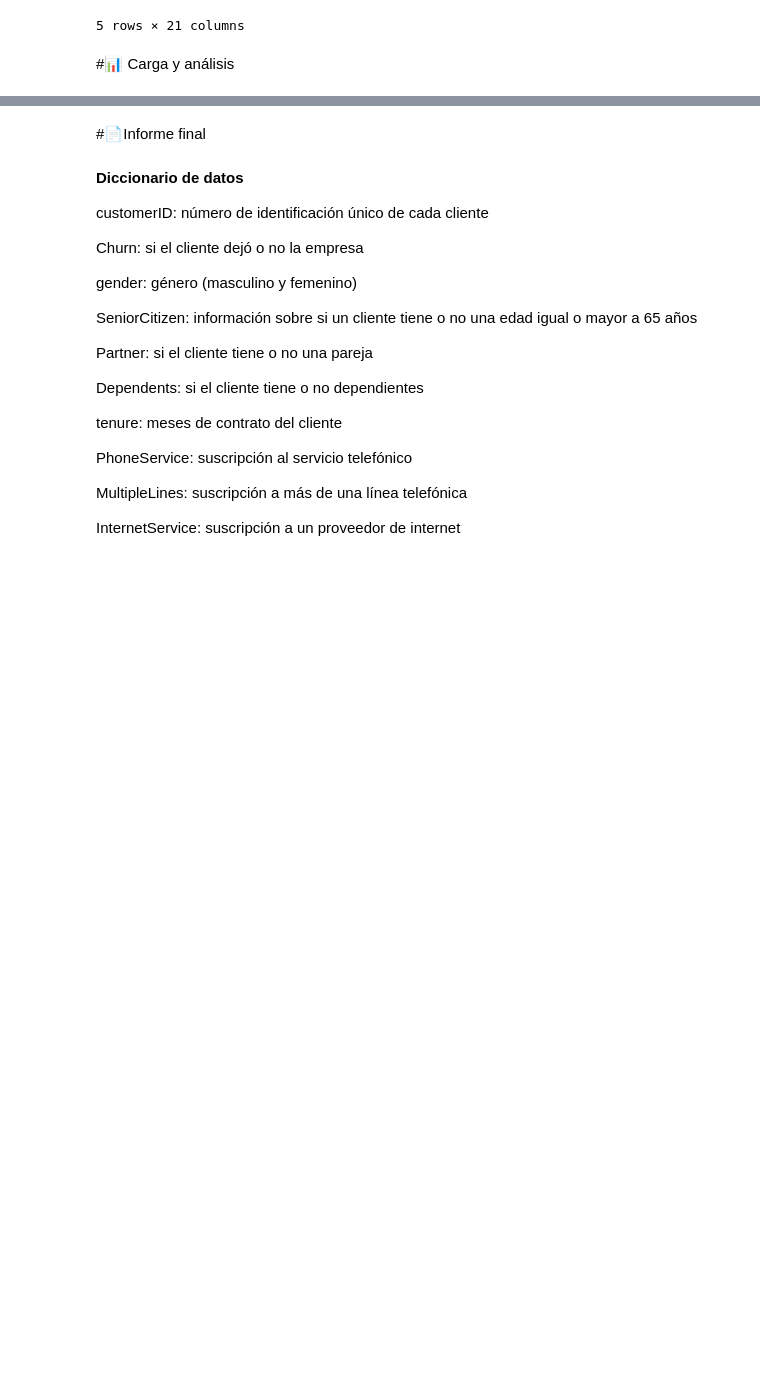
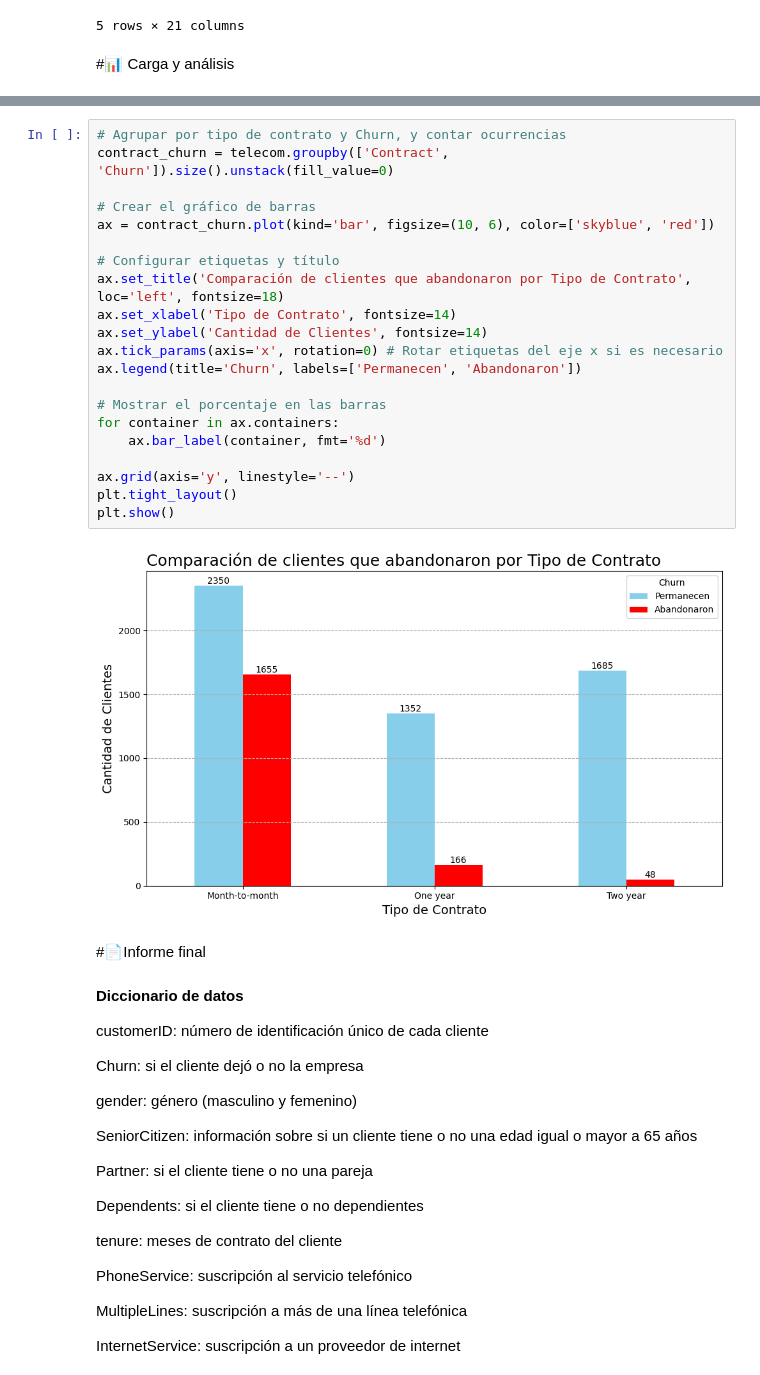
Before and after one commit to AlexTovar31/Challenge_Telecom_X, a Jupyter notebook: TelecomX_LATAM.ipynb, the cells around one changed output, grey strips where cells are left out. Saved outputs shown, nothing was run; the diff lists cells and outputs as text; blank space fills up the shorter version.

```diff
--- a/TelecomX_LATAM.ipynb
+++ b/TelecomX_LATAM.ipynb
@@ -255,3 +291,26 @@ telecom.head()
+# %%
+# Agrupar por tipo de contrato y Churn, y contar ocurrencias
+contract_churn = telecom.groupby(['Contract', 'Churn']).size().unstack(fill_value=0)
+
+# Crear el gráfico de barras
+ax = contract_churn.plot(kind='bar', figsize=(10, 6), color=['skyblue', 'red'])
+
+# Configurar etiquetas y título
+ax.set_title('Comparación de clientes que abandonaron por Tipo de Contrato', loc='left', fontsize=18)
+ax.set_xlabel('Tipo de Contrato', fontsize=14)
+ax.set_ylabel('Cantidad de Clientes', fontsize=14)
+ax.tick_params(axis='x', rotation=0) # Rotar etiquetas del eje x si es necesario
+ax.legend(title='Churn', labels=['Permanecen', 'Abandonaron'])
+
+# Mostrar el porcentaje en las barras
+for container in ax.containers:
+    ax.bar_label(container, fmt='%d')
+
+ax.grid(axis='y', linestyle='--')
+plt.tight_layout()
+plt.show()
+# %% [output]
+[figure, added]
 # %% [markdown]
 #📄Informe final
 # %% [markdown]
```
Also changed, not shown: parts of 4 cells of this notebook.
